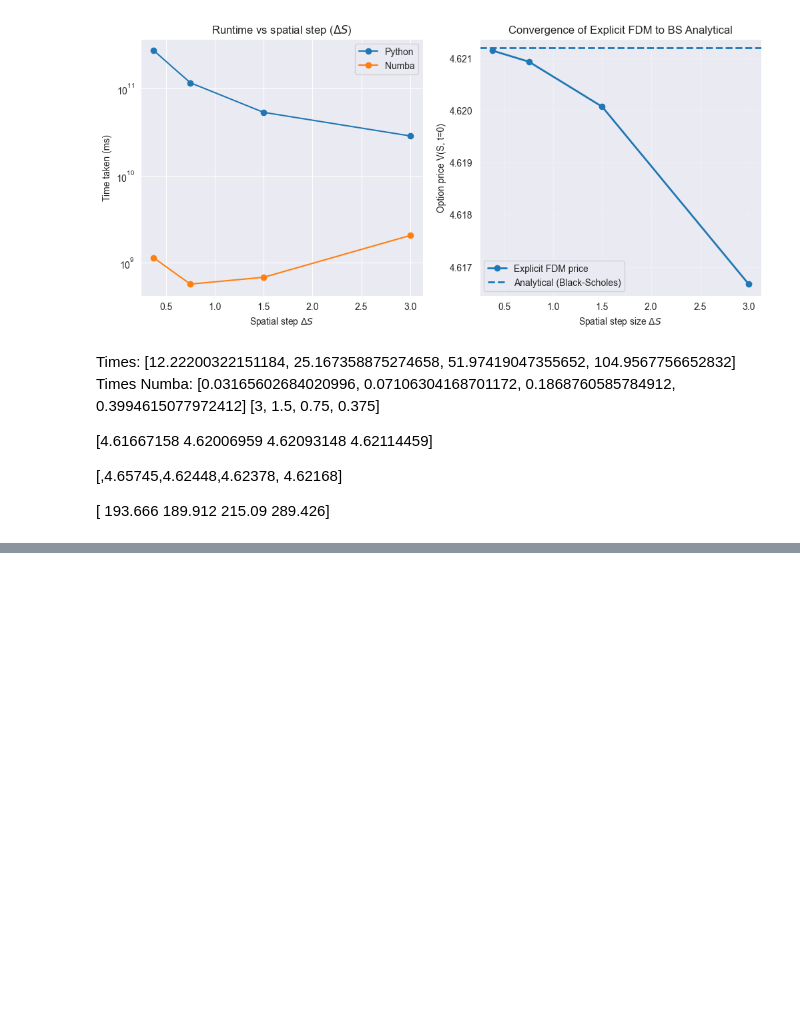
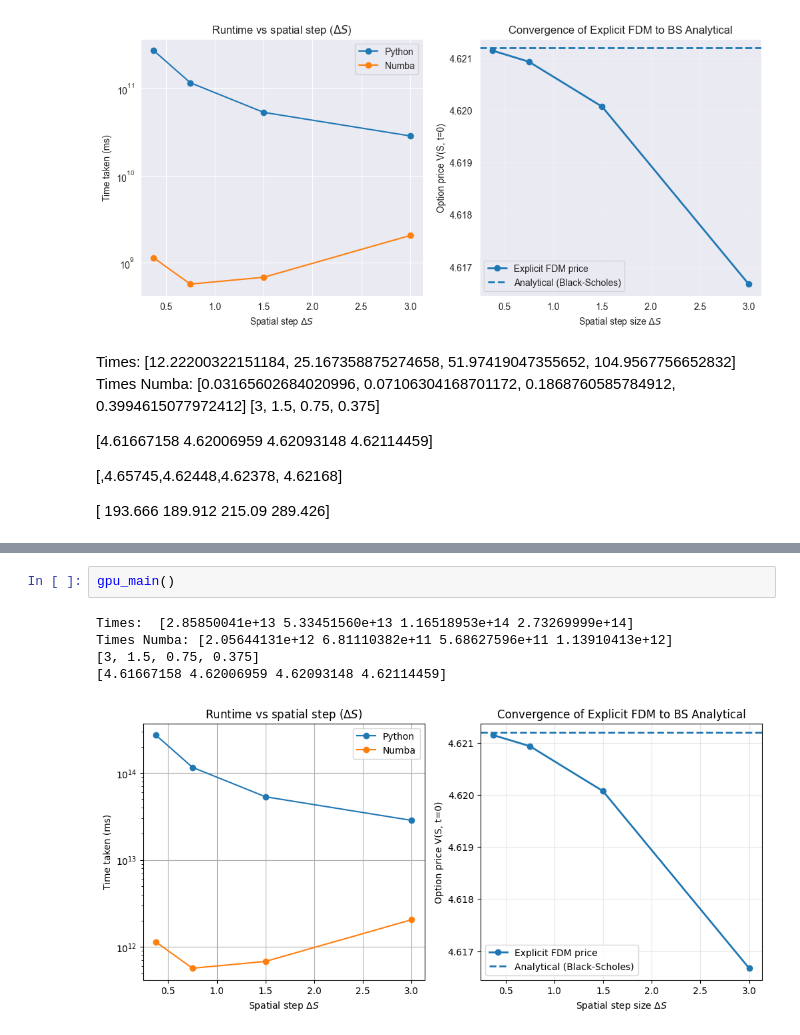
Before and after one commit to syalc1234/finalYearProject, a Jupyter notebook: Bse_Explicit/run_benchmarks.ipynb, the cells around one changed output, grey strips where cells are left out. Drawn from its saved outputs; the diff is of its cells as text; blank space fills up the shorter version.

```diff
--- a/Bse_Explicit/run_benchmarks.ipynb
+++ b/Bse_Explicit/run_benchmarks.ipynb
@@ -116,0 +135,8 @@ Times Numba: [0.03165602684020996, 0.07106304168701172, 0.1868760585784912, 0.39
+# %%
+gpu_main()
+# %% [output]
+Times:  [2.85850041e+13 5.33451560e+13 1.16518953e+14 2.73269999e+14]
+Times Numba: [2.05644131e+12 6.81110382e+11 5.68627596e+11 1.13910413e+12]
+[3, 1.5, 0.75, 0.375]
+[4.61667158 4.62006959 4.62093148 4.62114459]
+[figure, added]
```
Also changed, not shown: parts of 3 cells of this notebook, 7 other files.
